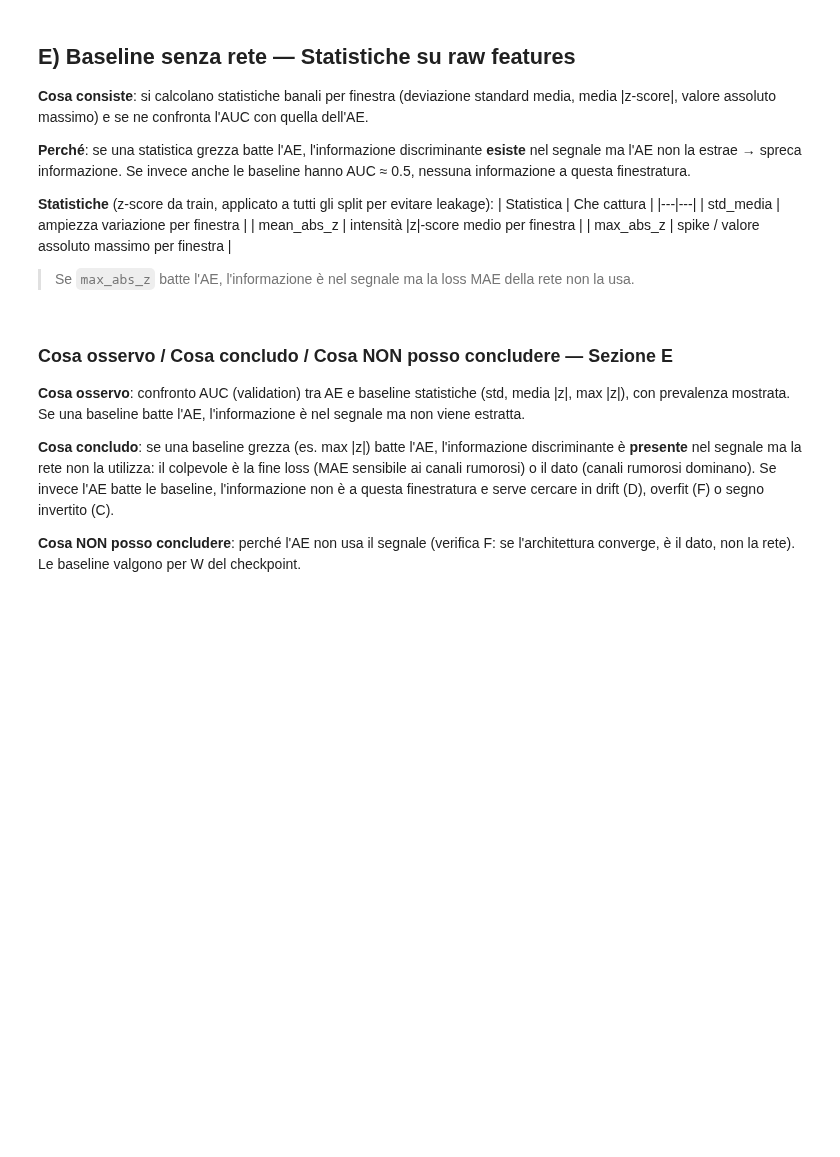
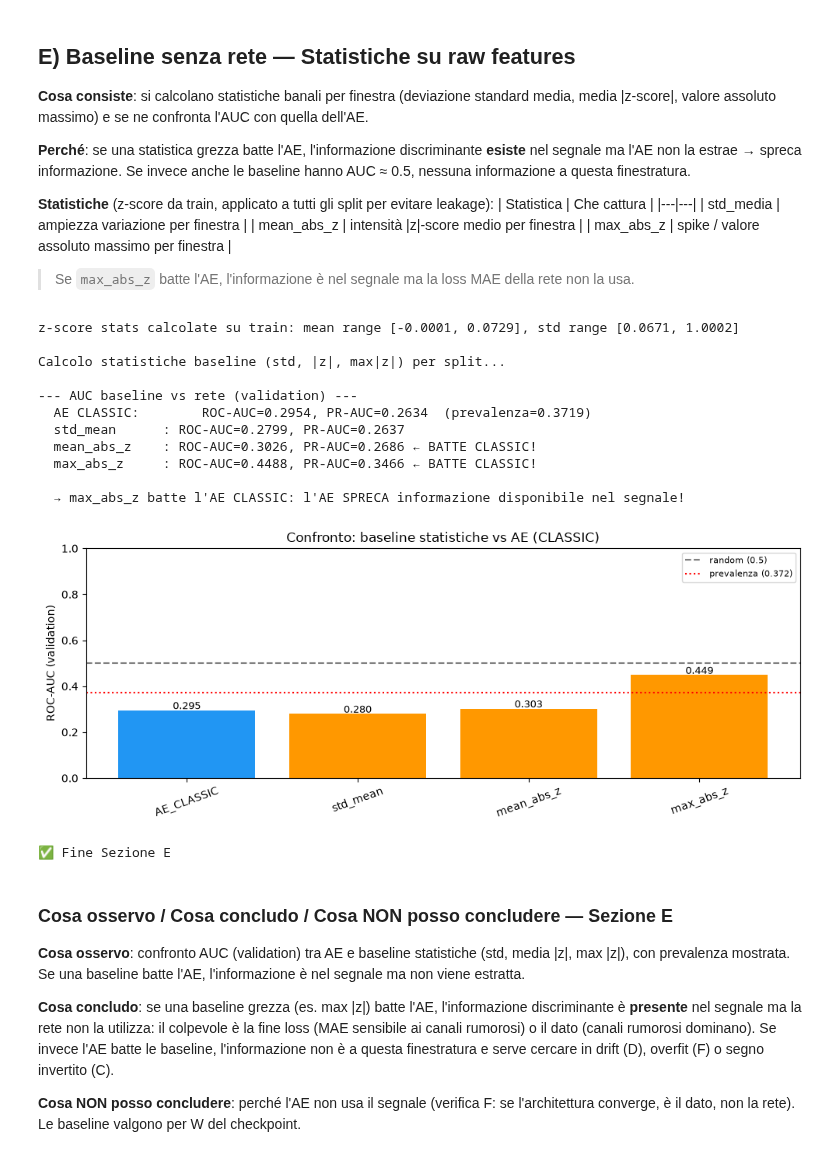
Before and after one commit to s349534/AM01-Detection-of-Anomalous-Behaviour-in-Industrial-Robot, a Jupyter notebook: notebooks/04_model_diagnosis.ipynb, the cells around one changed output. Saved outputs shown, nothing was run; the diff lists cells and outputs as text; code cells hidden in the pictures; blank space fills up the shorter version.

```diff
--- a/notebooks/04_model_diagnosis.ipynb
+++ b/notebooks/04_model_diagnosis.ipynb
@@ -302,8 +384,6 @@ print(f"   Channel stats: {'Standardized MAE' if channel_mean is not None else '
 
 MAE_zero: MAE predendo la media per-canale del train (≈0 su dati standardizzati,
 ma calcolata esplicitamente dai dati).
-
-Confronta anche classic MAE vs standardized MAE (se channel_stats disponibili).
 """
 set_seed(SEED)
 
@@ -392,21 +472,4 @@ elif ratio_val_anomaly < 0.3:
 else:
     print("  → Ratio 0.3-0.8: AE impara parzialmente.")
 
-# --- Standardized MAE (se channel_stats disponibile) ---
-if channel_mean is not None and channel_std is not None:
-    print("\n--- STANDARDIZED MAE ---")
-    mae_ae_std_train = compute_errors_on_loader(model, train_loader, DEVICE, metric="mae",
-                                                  channel_mean=channel_mean, channel_std=channel_std)
-    mae_ae_std_val_normal = compute_errors_on_loader(model, val_normal_loader, DEVICE, metric="mae",
-                                                      channel_mean=channel_mean, channel_std=channel_std)
-    mae_ae_std_val_anomaly = compute_errors_on_loader(model, val_anomaly_loader, DEVICE, metric="mae",
-                                                       channel_mean=channel_mean, channel_std=channel_std)
-
-    err_combined_std = np.concatenate([mae_ae_std_val_normal, mae_ae_std_val_anomaly])
-    auc_ae_std = calculate_auc(val_labels, err_combined_std)
-    auc_ae_std_inv = calculate_auc(val_labels, -err_combined_std)
-
-    print(f"  AE STD MAE (direct):  ROC-AUC={auc_ae_std['roc_auc']:.4f}, PR-AUC={auc_ae_std['pr_auc']:.4f}")
-    print(f"  AE STD MAE (inverted): ROC-AUC={auc_ae_std_inv['roc_auc']:.4f}, PR-AUC={auc_ae_std_inv['pr_auc']:.4f}")
-
 print("\n✅ Fine Sezione A")
@@ -1126,8 +1028,8 @@ print("\n✅ Fine Sezione D")
 # %%
 """Section E — Baseline senza rete.
 
-Statistiche banali (std, mean|z|, max|z|) su raw features, z-score da train.
-Confronta AUC di queste statistiche con AUC dell'AE (CLASSIC e STANDARDIZED).
+Statistiche banali (std, media |z|, max |z|) su raw features, z-score da train.
+Confronta AUC di queste statistiche con AUC dell'AE (CLASSIC).
 """
 set_seed(SEED)
 
@@ -1191,74 +1093,59 @@ except NameError:
 
 auc_ae_val = calculate_auc(val_labels, np.concatenate([err_val_normal, err_val_anomaly]))
 
-# AUC dell'AE STANDARDIZED (se disponibile)
-if channel_mean is not None and channel_std is not None:
-    err_std_val_normal = compute_errors_on_loader(model, val_normal_loader, DEVICE, metric="mae",
-                                                   channel_mean=channel_mean, channel_std=channel_std)
-    err_std_val_anomaly = compute_errors_on_loader(model, val_anomaly_loader, DEVICE, metric="mae",
-                                                    channel_mean=channel_mean, channel_std=channel_std)
-    auc_ae_std_val = calculate_auc(val_labels, np.concatenate([err_std_val_normal, err_std_val_anomaly]))
-    has_std = True
-else:
-    has_std = False
-    auc_ae_std_val = None
-
 print(f"\n--- AUC baseline vs rete (validation) ---")
 print(f"  AE CLASSIC:        ROC-AUC={auc_ae_val['roc_auc']:.4f}, PR-AUC={auc_ae_val['pr_auc']:.4f}  (prevalenza={val_prevalence:.4f})")
-if has_std:
-    print(f"  AE STANDARDIZED:   ROC-AUC={auc_ae_std_val['roc_auc']:.4f}, PR-AUC={auc_ae_std_val['pr_auc']:.4f}  (prevalenza={val_prevalence:.4f})")
 
 best_baseline_auc = 0
 best_baseline_name = ""
 for stat_name, stat_scores in stats.items():
     auc = calculate_auc(val_labels, stat_scores)
     marker_classic = " ← BATTE CLASSIC!" if auc['roc_auc'] > auc_ae_val['roc_auc'] else ""
-    if has_std:
-        marker_std = " ← BATTE STD!" if auc['roc_auc'] > auc_ae_std_val['roc_auc'] else ""
-    else:
-        marker_std = ""
-    print(f"  {stat_name:<14}: ROC-AUC={auc['roc_auc']:.4f}, PR-AUC={auc['pr_auc']:.4f}{marker_classic}{marker_std}")
+    print(f"  {stat_name:<14}: ROC-AUC={auc['roc_auc']:.4f}, PR-AUC={auc['pr_auc']:.4f}{marker_classic}")
     if auc['roc_auc'] > best_baseline_auc:
         best_baseline_auc = auc['roc_auc']
         best_baseline_name = stat_name
 
 if best_baseline_auc > auc_ae_val['roc_auc']:
     print(f"\n  → {best_baseline_name} batte l'AE CLASSIC: l'AE SPRECA informazione disponibile nel segnale!")
 else:
     print(f"\n  → L'AE CLASSIC batte o equala le baseline")
 
-if has_std:
-    if best_baseline_auc > auc_ae_std_val['roc_auc']:
-        print(f"  → {best_baseline_name} batte l'AE STANDARDIZED: anche la versione standardizzata spreca informazione!")
-    else:
-        print(f"  → L'AE STANDARDIZED batte o equala le baseline")
-
 # --- Plot comparison ---
-fig, ax = plt.subplots(figsize=(12, 4))
+fig, ax = plt.subplots(figsize=(10, 4))
 names = ["AE_CLASSIC"] + list(stats.keys())
 aucs = [auc_ae_val['roc_auc']] + [calculate_auc(val_labels, s)['roc_auc'] for s in stats.values()]
 colors = ["#2196F3"] + ["#FF9800", "#FF9800", "#FF9800"]
-
-if has_std:
-    names.append("AE_STANDARDIZED")
-    aucs.append(auc_ae_std_val['roc_auc'])
-    colors.append("#FF5722")
 
 bars = ax.bar(range(len(names)), aucs, color=colors)
 ax.axhline(0.5, color="gray", linestyle="--", label="random (0.5)")
 ax.axhline(val_prevalence, color="red", linestyle=":", label=f"prevalenza ({val_prevalence:.3f})")
 for bar, v in zip(bars, aucs):
     ax.text(bar.get_x() + bar.get_width()/2, bar.get_height() + 0.005, f"{v:.3f}", ha="center", fontsize=9)
 ax.set_xticks(range(len(names)))
 ax.set_xticklabels(names, rotation=20)
 ax.set_ylabel("ROC-AUC (validation)")
-ax.set_title("Confronto: baseline statistiche vs AE (CLASSIC e STANDARDIZED)")
+ax.set_title("Confronto: baseline statistiche vs AE (CLASSIC)")
 ax.legend(fontsize=8)
 ax.set_ylim(0, 1)
 plt.tight_layout()
 plt.show()
 
 print("\n✅ Fine Sezione E")
+# %% [output]
+z-score stats calcolate su train: mean range [-0.0001, 0.0729], std range [0.0671, 1.0002]
+
+Calcolo statistiche baseline (std, |z|, max|z|) per split...
+
+--- AUC baseline vs rete (validation) ---
+  AE CLASSIC:        ROC-AUC=0.2954, PR-AUC=0.2634  (prevalenza=0.3719)
+  std_mean      : ROC-AUC=0.2799, PR-AUC=0.2637
+  mean_abs_z    : ROC-AUC=0.3026, PR-AUC=0.2686 ← BATTE CLASSIC!
+  max_abs_z     : ROC-AUC=0.4488, PR-AUC=0.3466 ← BATTE CLASSIC!
+
+  → max_abs_z batte l'AE CLASSIC: l'AE SPRECA informazione disponibile nel segnale!
+[figure, added]
+✅ Fine Sezione E
 # %% [markdown]
 ### Cosa osservo / Cosa concludo / Cosa NON posso concludere — Sezione E
 
```
Also changed, not shown: parts of 51 cells of this notebook, 2 other files.
